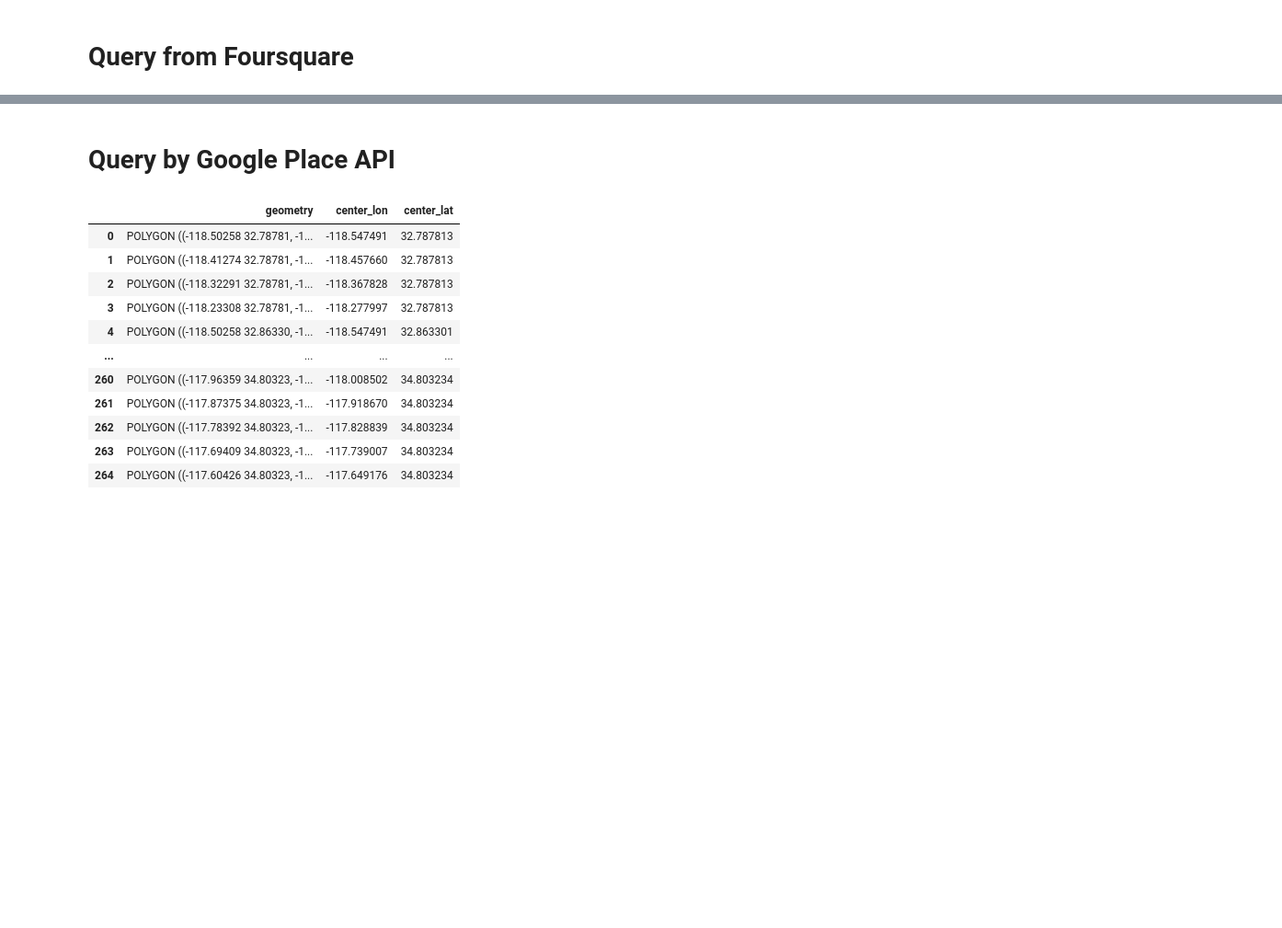
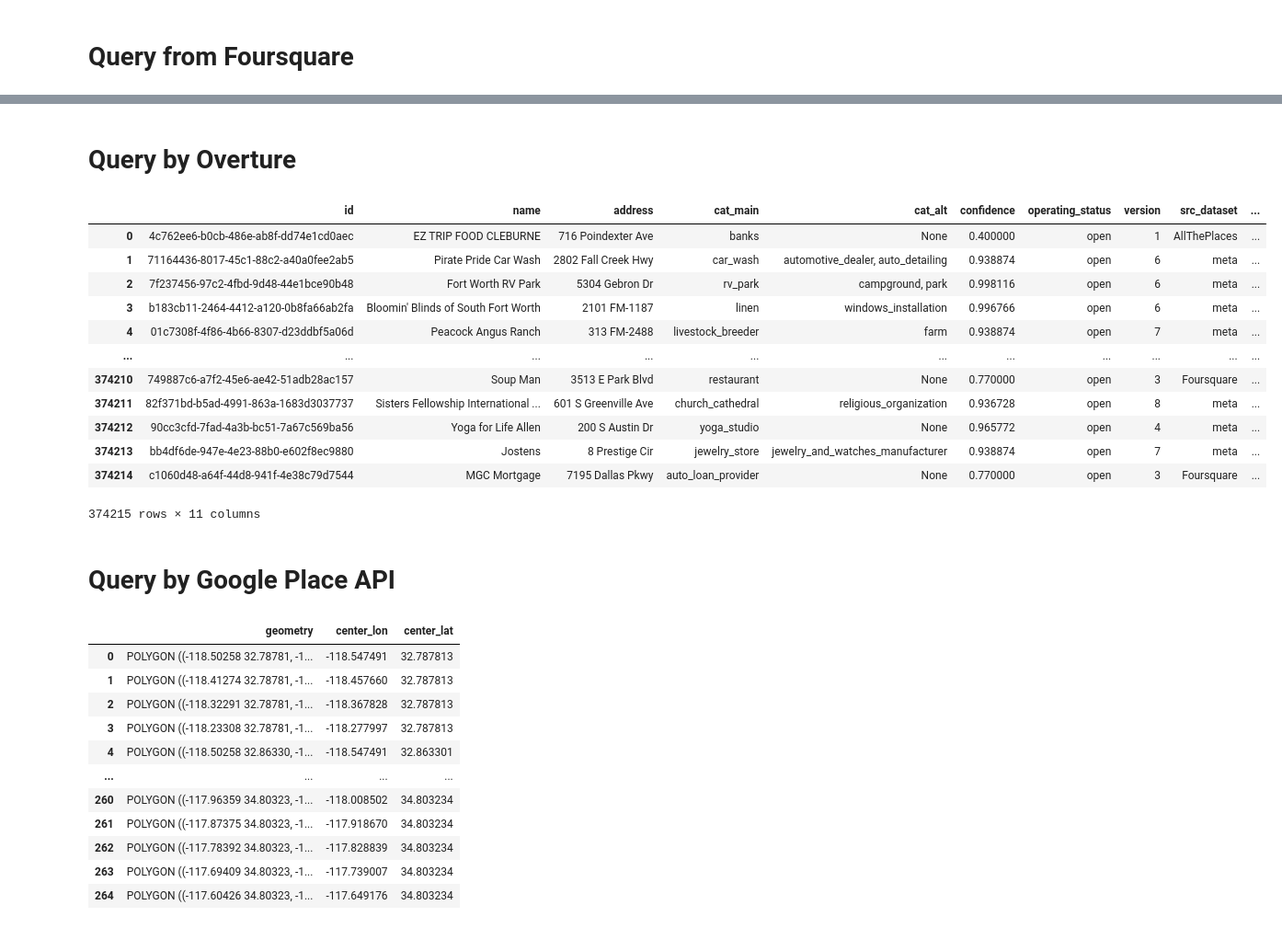
Before and after one commit to HOUPU1993/POI-study, a Jupyter notebook: 2.data_engenering/data_engineering.ipynb, the cells around one changed output, grey strips where cells are left out. Shown at 92% size. Saved outputs shown, nothing was run; the diff lists cells and outputs as text; code cells hidden in the pictures; blank space fills up the shorter version.

```diff
--- a/2.data_engenering/data_engineering.ipynb
+++ b/2.data_engenering/data_engineering.ipynb
@@ -242,0 +441,72 @@ foursquare_places.to_file('/Users/houpuli/Redlining Lab Dropbox/HOUPU LI/POI res
+# %% [markdown]
+# Query by Overture
+# %%
+import json
+import pandas as pd
+
+def safe_json_load(x):
+    try:
+        return json.loads(x) if isinstance(x, str) else x
+    except:
+        return None
+
+def extract_categories(x):
+    data = safe_json_load(x)
+    if isinstance(data, dict):
+        primary = data.get('primary')
+        alternate_list = data.get('alternate', [])
+        alternate_str = ", ".join(alternate_list) if alternate_list else None
+        return primary, alternate_str
+    return None, None
+
+def extract_name(x):
+    data = safe_json_load(x)
+    if isinstance(data, dict):
+        return data.get('primary')
+    return None
+
+def extract_address(x):
+    data = safe_json_load(x)
+    if isinstance(data, list) and len(data) > 0:
+        return data[0].get('freeform')
+    return None
+
+def extract_sources(x):
+    data = safe_json_load(x)
+    if isinstance(data, list) and len(data) > 0:
+        first = data[0]
+        return first.get('dataset'), first.get('record_id'), first.get('update_time')
+    return None, None, None
+
+
+dallas_ove = pd.read_csv('/Users/houpuli/Redlining Lab Dropbox/HOUPU LI/POI research/Dallas_MSA/dallas_ove.csv')
+
+dallas_ove[['cat_main', 'cat_alt']] = dallas_ove['categories'].apply(
+    lambda x: pd.Series(extract_categories(x))
+)
+
+dallas_ove['name'] = dallas_ove['names'].apply(extract_name)
+dallas_ove['address'] = dallas_ove['addresses'].apply(extract_address)
+dallas_ove[['src_dataset', 'src_record_id', 'src_update_time']] = dallas_ove['sources'].apply(lambda x: pd.Series(extract_sources(x)))
+
+
+dallas_ove['WKB'] = dallas_ove['geometry'].apply(lambda x: x[2:])
+geometry = gpd.GeoSeries.from_wkb(dallas_ove['WKB'], crs=4326)
+
+dallas_ove = gpd.GeoDataFrame(dallas_ove, geometry=geometry)
+dallas_ove = dallas_ove[['id','name','address','cat_main','cat_alt','confidence','operating_status','version','src_dataset','src_update_time','geometry']]
+dallas_ove
+# %% [output]
+|  | id | name | address | cat_main | cat_alt | confidence | operating_status | version | src_dataset | ... |
+| 0 | 4c762ee6-b0cb-486e-ab8f-dd74e1cd0aec | EZ TRIP FOOD CLEBURNE | 716 Poindexter Ave | banks | None | 0.400000 | open | 1 | AllThePlaces | ... |
+| 1 | 71164436-8017-45c1-88c2-a40a0fee2ab5 | Pirate Pride Car Wash | 2802 Fall Creek Hwy | car_wash | automotive_dealer, auto_detailing | 0.938874 | open | 6 | meta | ... |
+| 2 | 7f237456-97c2-4fbd-9d48-44e1bce90b48 | Fort Worth RV Park | 5304 Gebron Dr | rv_park | campground, park | 0.998116 | open | 6 | meta | ... |
+| 3 | b183cb11-2464-4412-a120-0b8fa66ab2fa | Bloomin' Blinds of South Fort Worth | 2101 FM-1187 | linen | windows_installation | 0.996766 | open | 6 | meta | ... |
+| 4 | 01c7308f-4f86-4b66-8307-d23ddbf5a06d | Peacock Angus Ranch | 313 FM-2488 | livestock_breeder | farm | 0.938874 | open | 7 | meta | ... |
+| ... | ... | ... | ... | ... | ... | ... | ... | ... | ... | ... |
+| 374210 | 749887c6-a7f2-45e6-ae42-51adb28ac157 | Soup Man | 3513 E Park Blvd | restaurant | None | 0.770000 | open | 3 | Foursquare | ... |
+| 374211 | 82f371bd-b5ad-4991-863a-1683d3037737 | Sisters Fellowship International ... | 601 S Greenville Ave | church_cathedral | religious_organization | 0.936728 | open | 8 | meta | ... |
+| 374212 | 90cc3cfd-7fad-4a3b-bc51-7a67c569ba56 | Yoga for Life Allen | 200 S Austin Dr | yoga_studio | None | 0.965772 | open | 4 | meta | ... |
+| 374213 | bb4df6de-947e-4e23-88b0-e602f8ec9880 | Jostens | 8 Prestige Cir | jewelry_store | jewelry_and_watches_manufacturer | 0.938874 | open | 7 | meta | ... |
+| 374214 | c1060d48-a64f-44d8-941f-4e38c79d7544 | MGC Mortgage | 7195 Dallas Pkwy | auto_loan_provider | None | 0.770000 | open | 3 | Foursquare | ... |
+374215 rows × 11 columns
```
Also changed, not shown: parts of 53 cells of this notebook, 1 other file.
